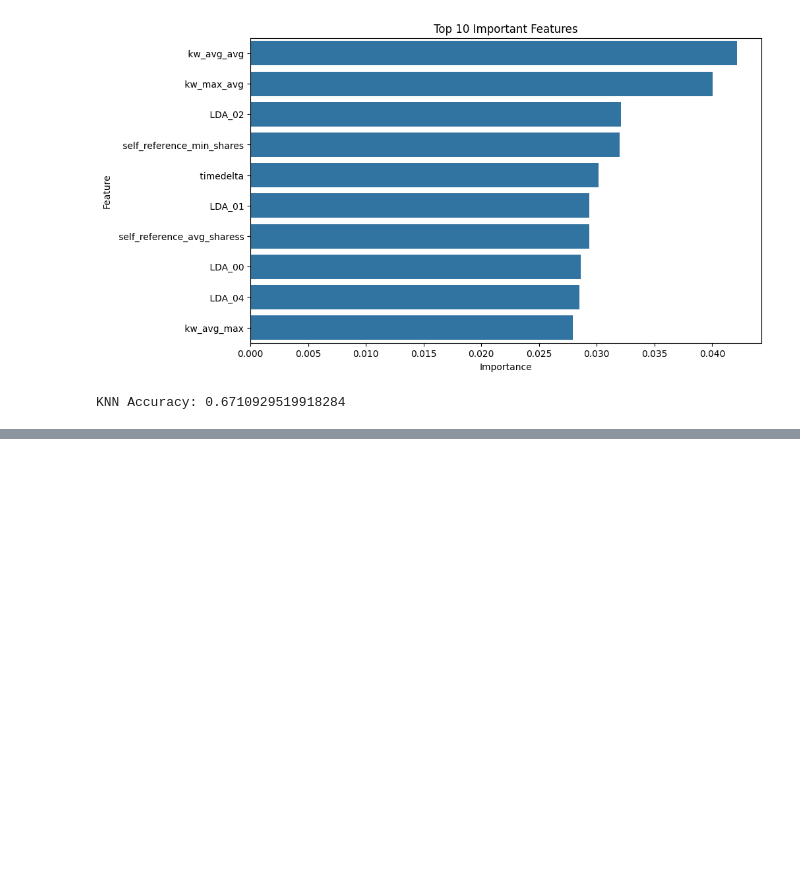
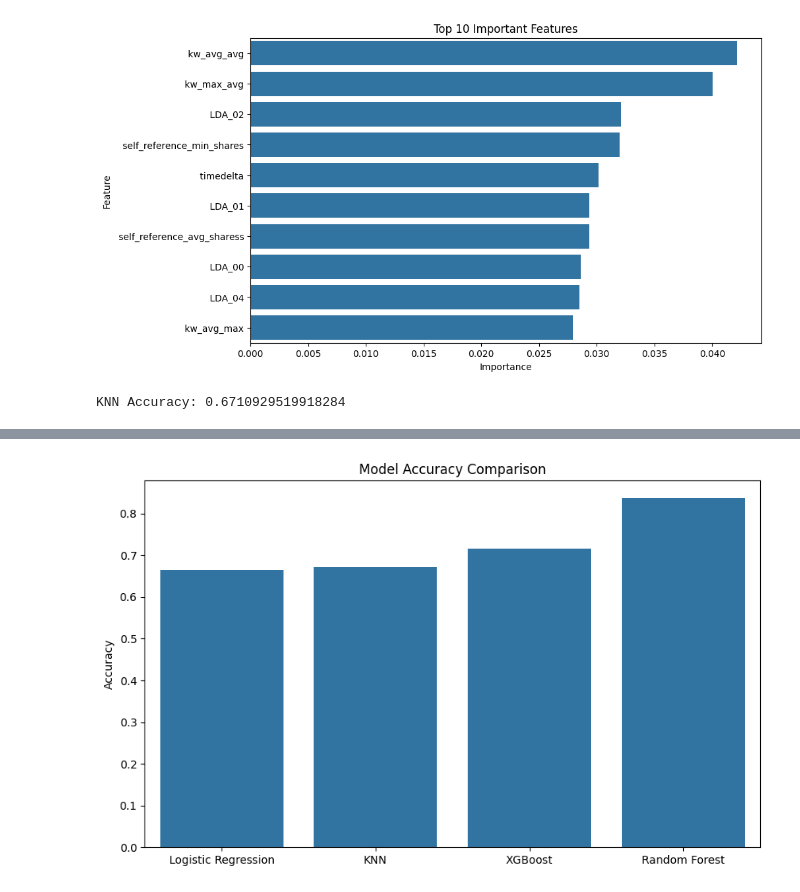
Before and after one commit to LaithAlzubaidi1/LAITH-HATEM-DS, a Jupyter notebook: 01_EDA_Preprocessing.ipynb, the cells around one changed output, grey strips where cells are left out. Saved outputs shown, nothing was run; the diff lists cells and outputs as text; code cells hidden in the pictures; blank space fills up the shorter version.

```diff
--- a/01_EDA_Preprocessing.ipynb
+++ b/01_EDA_Preprocessing.ipynb
@@ -371,0 +411,6 @@ KNN Accuracy: 0.6710929519918284
+# %%
+xgb_pred = xgb_model.predict(X_test)
+# %%
+xgb_accuracy = accuracy_score(y_test, xgb_pred)
+
+print("XGBoost Accuracy:", xgb_accuracy)
@@ -371,0 +453,24 @@ KNN Accuracy: 0.6710929519918284
+# %%
+models = ['Logistic Regression', 'KNN', 'XGBoost', 'Random Forest']
+
+accuracies = [
+    accuracy,
+    knn_accuracy,
+    xgb_accuracy,
+    rf_accuracy
+]
+
+plt.figure(figsize=(10,6))
+
+sns.barplot(
+    x=models,
+    y=accuracies
+)
+
+plt.title('Model Accuracy Comparison')
+
+plt.ylabel('Accuracy')
+
+plt.show()
+# %% [output]
+[figure, added]
```
Also changed, not shown: parts of 6 cells of this notebook.
